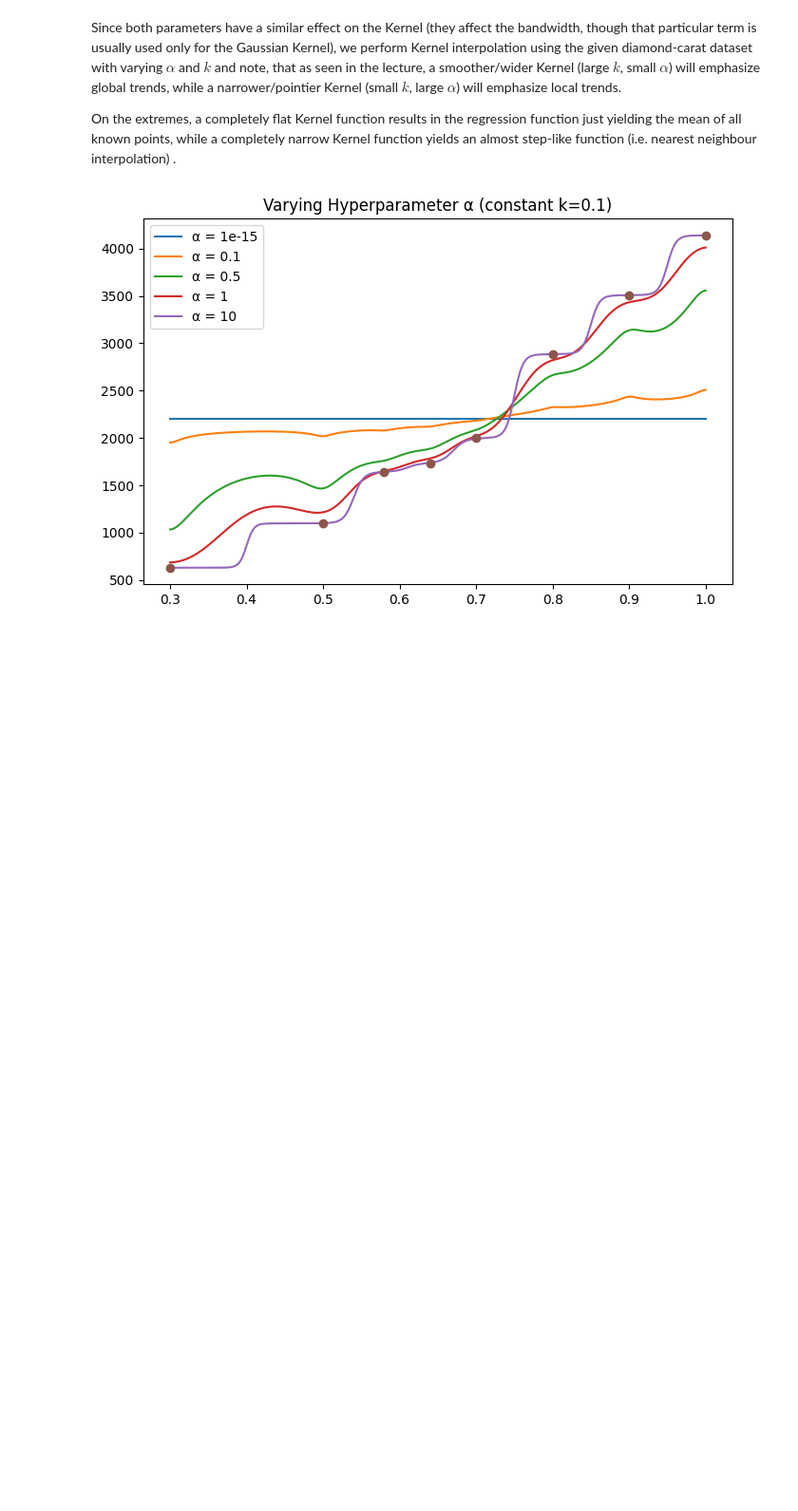
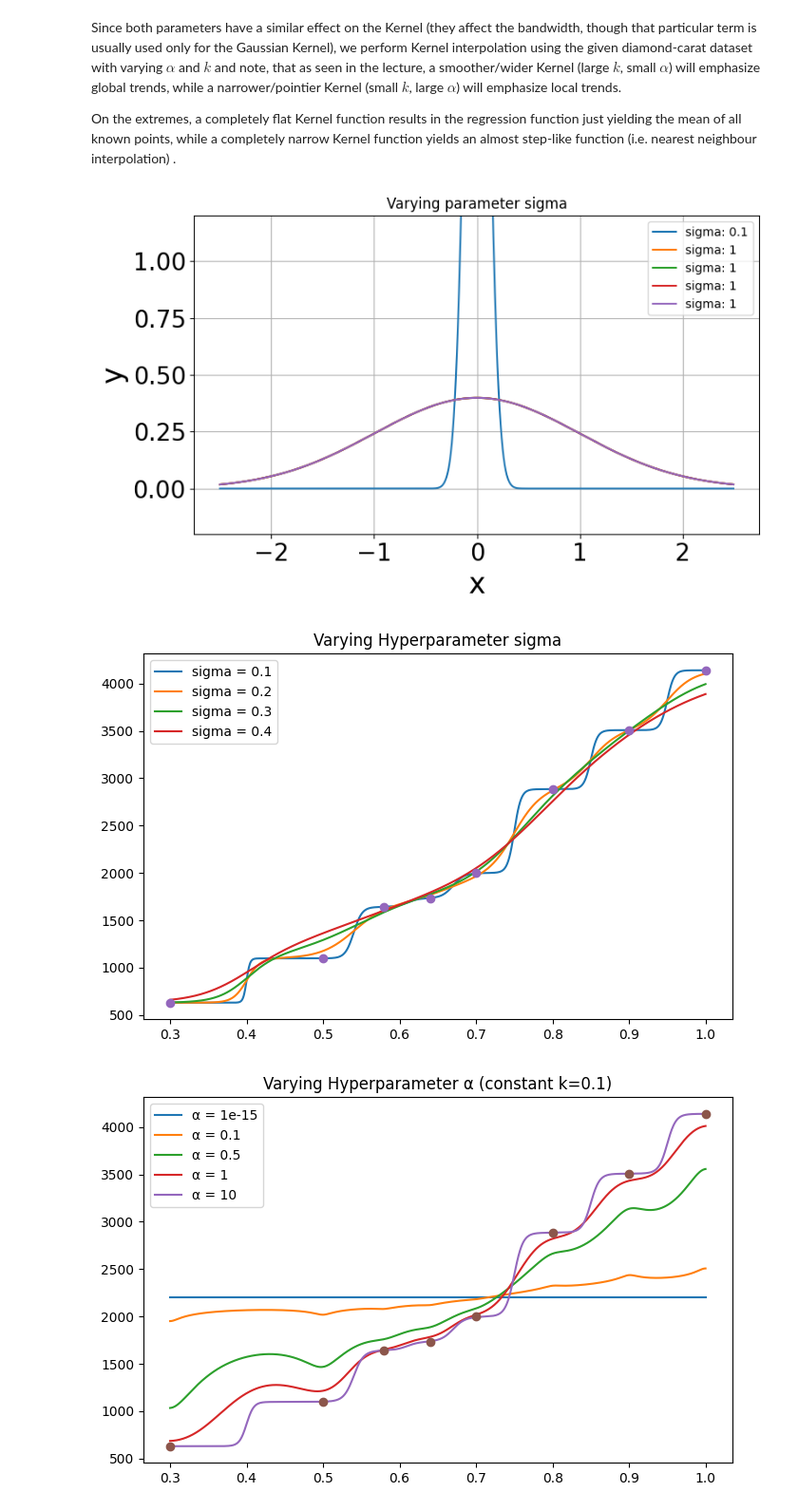
Before and after one commit to Bakeey/ME395, a Jupyter notebook: HW_03/HW_3-2.ipynb, the cells around one changed output. Shown at 95% size. Drawn from its saved outputs; the diff is of its cells as text; code cells hidden in the pictures; blank space fills up the shorter version.

```diff
--- a/HW_03/HW_3-2.ipynb
+++ b/HW_03/HW_3-2.ipynb
@@ -75,6 +75,69 @@ fig.tight_layout()
 Since both parameters have a similar effect on the Kernel (they affect the bandwidth, though that particular term is usually used only for the Gaussian Kernel), we perform Kernel interpolation using the given diamond-carat dataset with varying $\alpha$ and $k$ and note, that as seen in the lecture, a smoother/wider Kernel (large $k$, small $\alpha$) will emphasize global trends, while a narrower/pointier Kernel (small $k$, large $\alpha$) will emphasize local trends.
 
 On the extremes, a completely flat Kernel function results in the regression function just yielding the mean of all known points, while a completely narrow Kernel function yields an almost step-like function (i.e. nearest neighbour interpolation) .
+# %%
+def GaussianKernel(x: float, sigma: float):
+  x_n = x # / dx normalize x
+  kernel = np.exp(-(x**2)/(2*sigma**2))/np.sqrt(2*np.pi*sigma**2)
+  return kernel
+
+def PlotKernel(kernel_fn, _, sigma):
+  # plot Kernel
+  x_space = np.arange(-2.5, 2.5, 0.005)
+  y_space = np.zeros_like(x_space)
+
+  for idx, xii in enumerate(x_space):
+    y_space[idx] = kernel_fn(xii, sigma)
+  label = "sigma: {}".format(sigma)
+  line, = ax.plot(x_space, y_space,  markersize=5, label=label)
+
+dx = 0.5
+fig, ax = plt.subplots(figsize = (8,5))
+plt.title("Varying parameter sigma")
+PlotKernel(GaussianKernel, dx, sigma=0.1)
+PlotKernel(GaussianKernel, dx, sigma=1)
+PlotKernel(GaussianKernel, dx, sigma=1)
+PlotKernel(GaussianKernel, dx, sigma=1)
+PlotKernel(GaussianKernel, dx, sigma=1)
+ax.legend()
+ax.axes.tick_params(labelsize=20)
+ax.set_xlabel("x", fontsize=24)
+ax.set_ylabel("y", fontsize=24)
+ax.set_ylim([-0.2,1.2])
+ax.grid()
+fig.tight_layout()
+
+def Regression(x, x_sample, y_sample, alpha, k):
+  y = np.zeros_like(x)
+  x_sample_norm = (x_sample - x_sample.mean()) / x_sample.std()
+  x_norm = (x - x_sample.mean()) / x_sample.std()
+
+  for idx, y_i in enumerate(y):
+      kernel_sum = 0
+      for x_sample_i, y_sample_i in zip(x_sample_norm, y_sample):
+        y_i += y_sample_i*GaussianKernel(x_norm[idx]-x_sample_i, alpha)
+        kernel_sum += GaussianKernel(x_norm[idx]-x_sample_i, alpha)
+      y[idx] = y_i / kernel_sum
+  return y
+
+x_sample = np.array([0.3, 0.5, 0.58, 0.64, 0.7, 0.8, 0.9, 1.0])
+y_sample = np.array([630, 1098, 1641, 1733, 2000, 2885, 3508, 4140])
+x = np.linspace(x_sample.min(), x_sample.max(), num=1000)
+
+fig, ax = plt.subplots(figsize = (8,5))
+plt.title("Varying Hyperparameter sigma")
+
+for alpha in [0.1,0.2,0.3,0.4]:
+  k = 0.1
+  y = Regression(x,x_sample,y_sample, alpha, k)
+  label = "sigma = {}".format(alpha)
+  ax.plot(x, y, label = label)
+ax.legend()
+plt.plot(x_sample, y_sample, 'o')
+plt.show()
+# %% [output]
+[figure, added]
+[figure, added]
 # %%
 def RationalQuadratic(x, alpha, k):
   x_n = x # / dx normalize x
```
Also changed, not shown: 7 other files.
